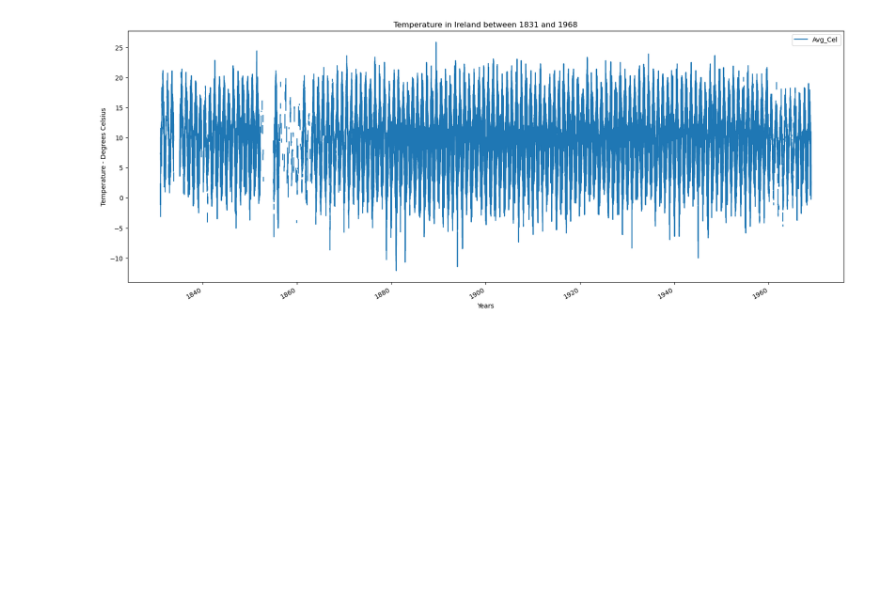
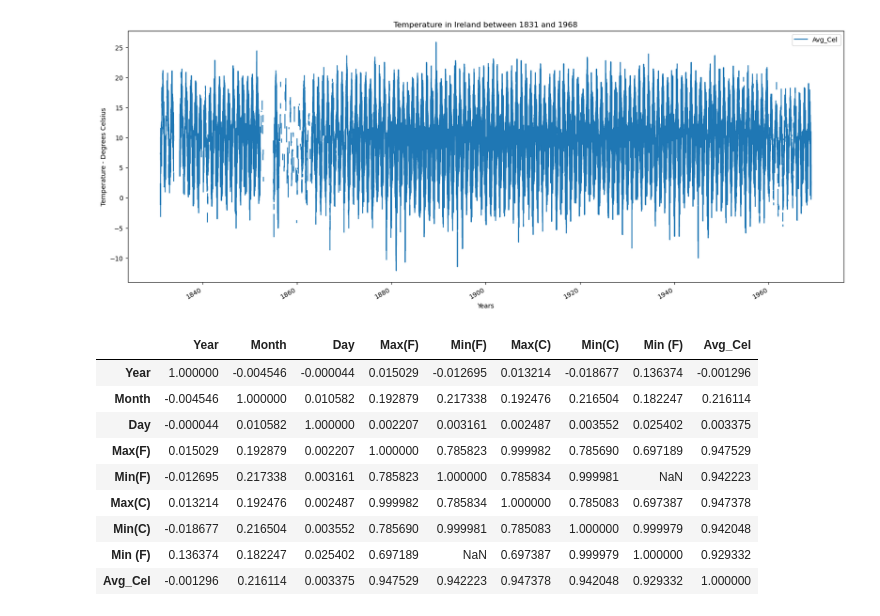
Before and after one commit to mickalleny2k/PfDA_Project2, a Jupyter notebook: project.ipynb, the cells around one changed output. Cells and saved outputs as stored; diff of their text form; code cells hidden in the pictures; blank space fills up the shorter version.

```diff
--- a/project.ipynb
+++ b/project.ipynb
@@ -662,3 +662,16 @@ plt.title('Temperature in Ireland between 1831 and 1968')
 # %% [output]
 Text(0.5, 1.0, 'Temperature in Ireland between 1831 and 1968')
 [figure]
+# %%
+concat.corr()
+# %% [output]
+|  | Year | Month | Day | Max(F) | Min(F) | Max(C) | Min(C) | Min (F) | Avg_Cel |
+| Year | 1.000000 | -0.004546 | -0.000044 | 0.015029 | -0.012695 | 0.013214 | -0.018677 | 0.136374 | -0.001296 |
+| Month | -0.004546 | 1.000000 | 0.010582 | 0.192879 | 0.217338 | 0.192476 | 0.216504 | 0.182247 | 0.216114 |
+| Day | -0.000044 | 0.010582 | 1.000000 | 0.002207 | 0.003161 | 0.002487 | 0.003552 | 0.025402 | 0.003375 |
+| Max(F) | 0.015029 | 0.192879 | 0.002207 | 1.000000 | 0.785823 | 0.999982 | 0.785690 | 0.697189 | 0.947529 |
+| Min(F) | -0.012695 | 0.217338 | 0.003161 | 0.785823 | 1.000000 | 0.785834 | 0.999981 | NaN | 0.942223 |
+| Max(C) | 0.013214 | 0.192476 | 0.002487 | 0.999982 | 0.785834 | 1.000000 | 0.785083 | 0.697387 | 0.947378 |
+| Min(C) | -0.018677 | 0.216504 | 0.003552 | 0.785690 | 0.999981 | 0.785083 | 1.000000 | 0.999979 | 0.942048 |
+| Min (F) | 0.136374 | 0.182247 | 0.025402 | 0.697189 | NaN | 0.697387 | 0.999979 | 1.000000 | 0.929332 |
+| Avg_Cel | -0.001296 | 0.216114 | 0.003375 | 0.947529 | 0.942223 | 0.947378 | 0.942048 | 0.929332 | 1.000000 |
```
Also changed, not shown: parts of 12 cells of this notebook, 4 other files.
